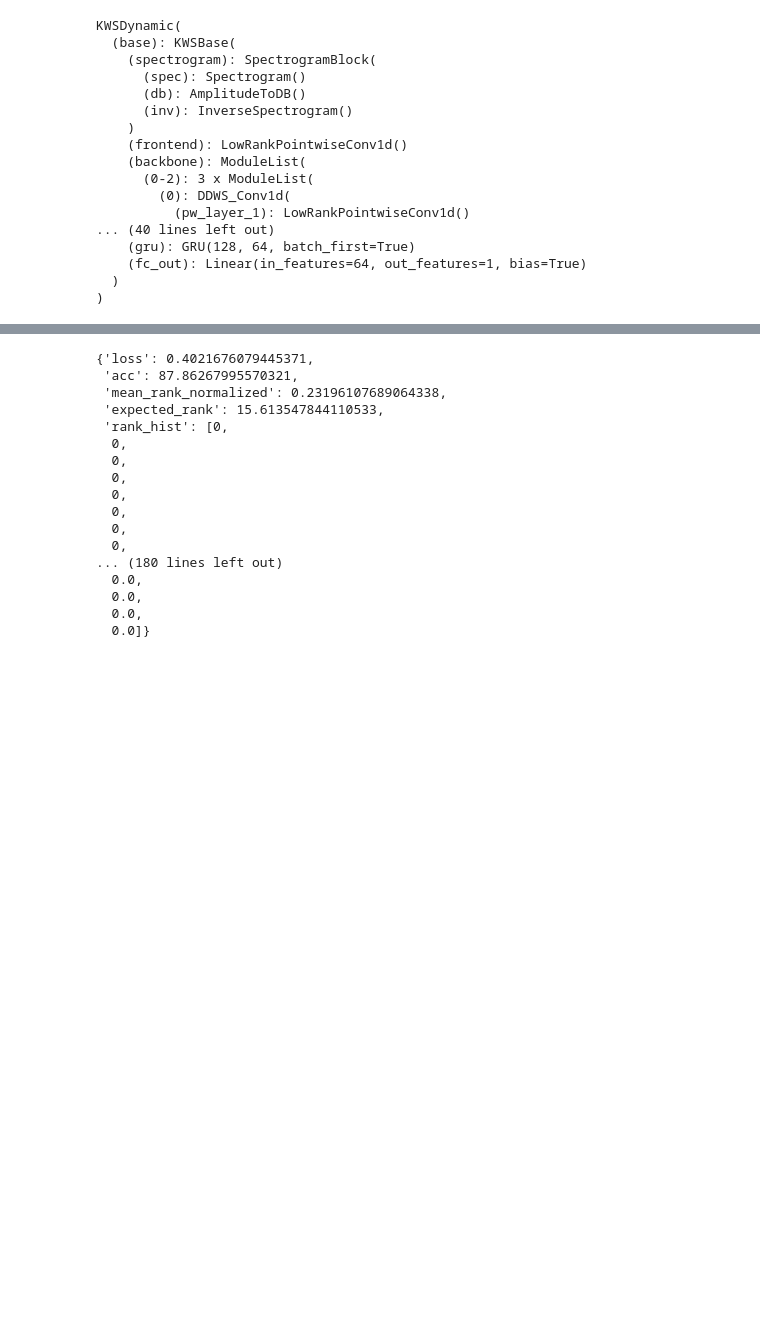
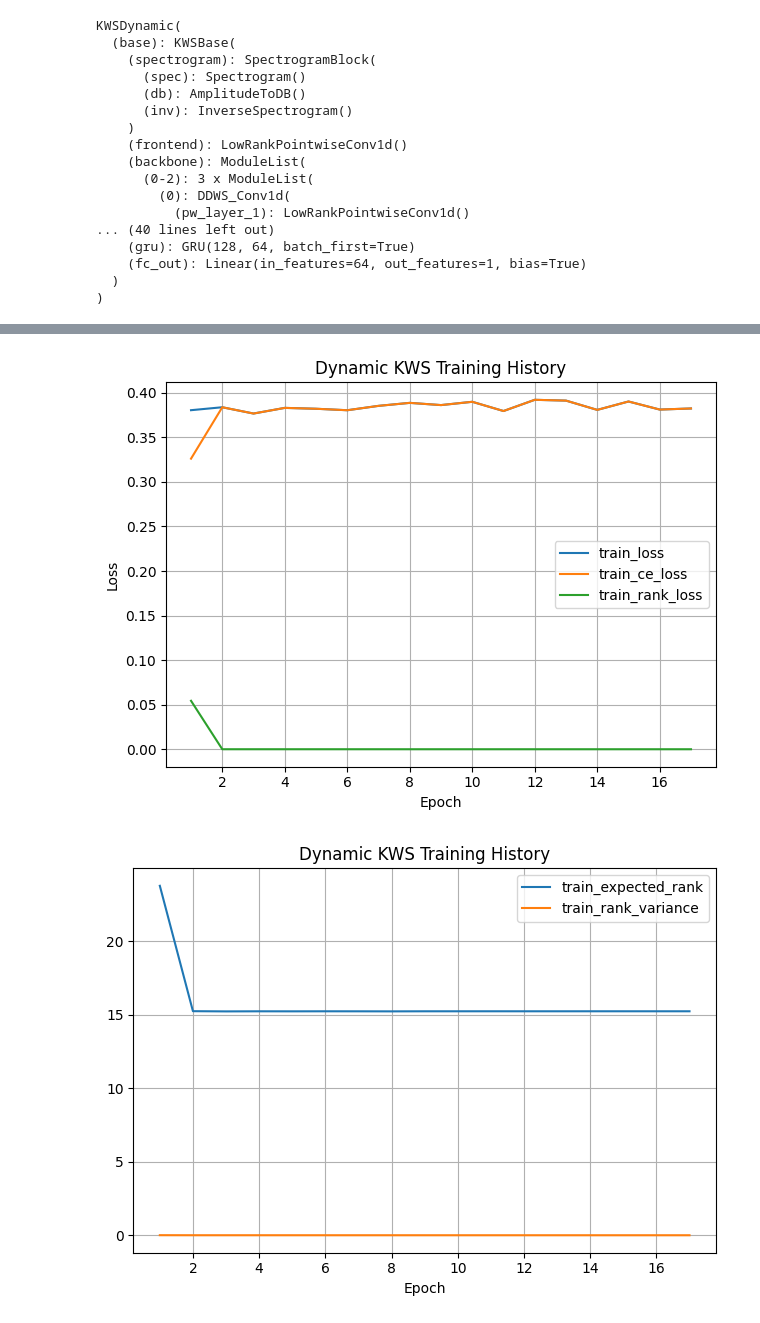
Before and after one commit to c-wejendorp/thesis, a Jupyter notebook: scripts/keyword_spotting/dynamic_model_validation.ipynb, the cells around one changed output, grey strips where cells are left out. Cells and saved outputs as stored; diff of their text form; code cells hidden in the pictures; blank space fills up the shorter version.

```diff
--- a/scripts/keyword_spotting/dynamic_model_validation.ipynb
+++ b/scripts/keyword_spotting/dynamic_model_validation.ipynb
@@ -127,20 +107,0 @@ SNR=inf: loss=0.2588, acc=92.76%, mean_rnorm=0.2264, exp_rank=15.26, mode_rank=1
-# %%
-validation_results[5]
-# %% [output]
-{'loss': 0.4021676079445371,
- 'acc': 87.86267995570321,
- 'mean_rank_normalized': 0.23196107689064338,
- 'expected_rank': 15.613547844110533,
- 'rank_hist': [0,
-  0,
-  0,
-  0,
-  0,
-  0,
-  0,
-  0,
-... (180 lines left out)
-  0.0,
-  0.0,
-  0.0,
-  0.0]}
@@ -146,0 +194,11 @@ validation_results[5]
+# %%
+# visualize training history
+plot_dynamic_history(
+    history_path,
+    keys=("train_loss", "train_ce_loss", "train_rank_loss", "val_loss", "val_ce_loss", "val_rank_loss"),
+    title="Dynamic KWS Training History",
+    show_rank_stats=True,
+)
+# %% [output]
+[figure, added]
+[figure, added]
```
Also changed, not shown: parts of 8 cells of this notebook.
